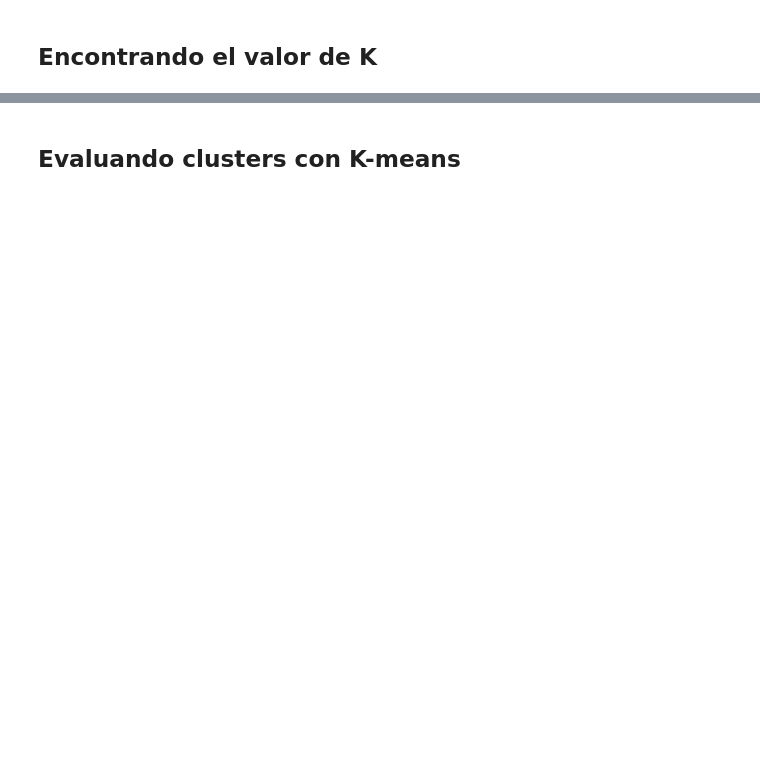
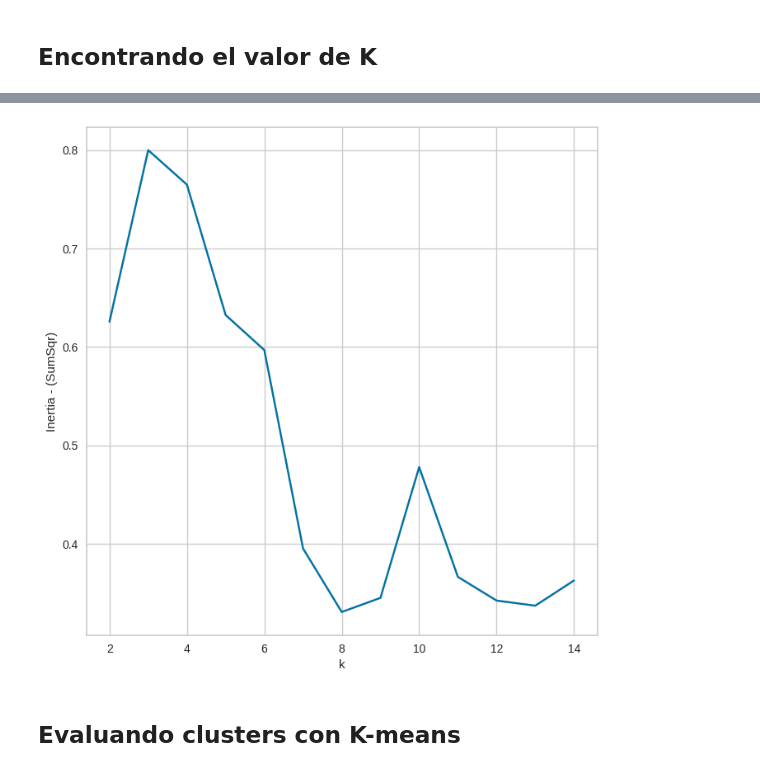
Before and after one commit to Patchwtf/MachineLearningProyects, a Jupyter notebook: Clustering/clustering_kmeans.ipynb, the cells around one changed output, grey strips where cells are left out. Saved outputs shown, nothing was run; the diff lists cells and outputs as text; code cells hidden in the pictures; blank space fills up the shorter version.

Commit message:
Se evalua el n de k con Elbow y Silhouette

```diff
--- a/Clustering/clustering_kmeans.ipynb
+++ b/Clustering/clustering_kmeans.ipynb
@@ -62,2 +105,20 @@ plt.show()
+# %%
+silhouette_scores = []
+K = range(2,15)
+for k in K:
+  km = KMeans(n_clusters=k)
+  km = km.fit(X)
+  y = km.predict(X)
+  silhouette_scores.append(silhouette_score(X,y))
+
+plt.figure(figsize=(8,8))
+plt.plot(K, silhouette_scores, 'bx-')
+plt.xlabel('k')
+plt.ylabel('Inertia - (SumSqr)')
+plt.show()
+
+#silhouette_scores = [silhouette_score(X, KMeans(n_clusters=k).fit(X).labels_) for k in range(2,15)]
+# %% [output]
+[figure, added]
 # %% [markdown]
 ## Evaluando clusters con K-means
```
Also changed, not shown: parts of 3 cells of this notebook.
